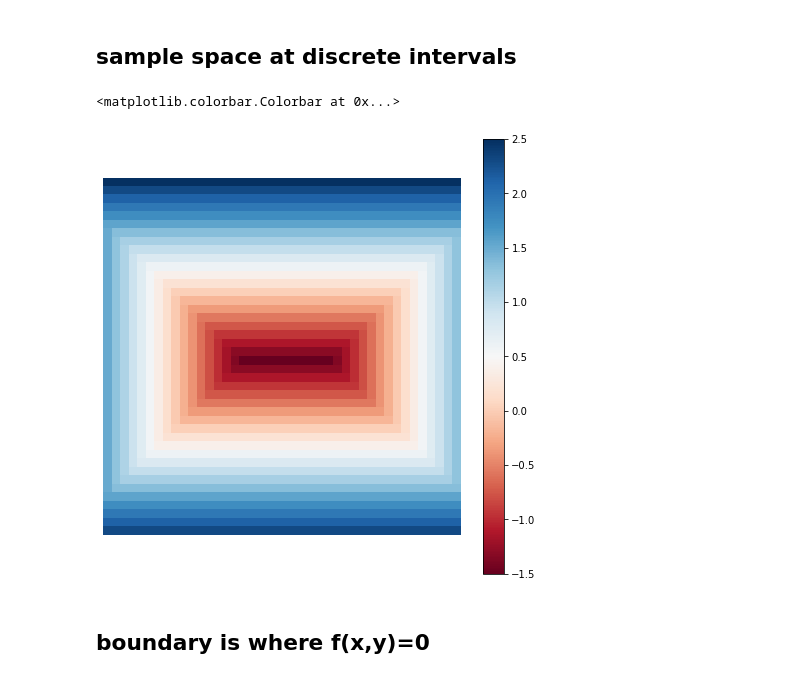
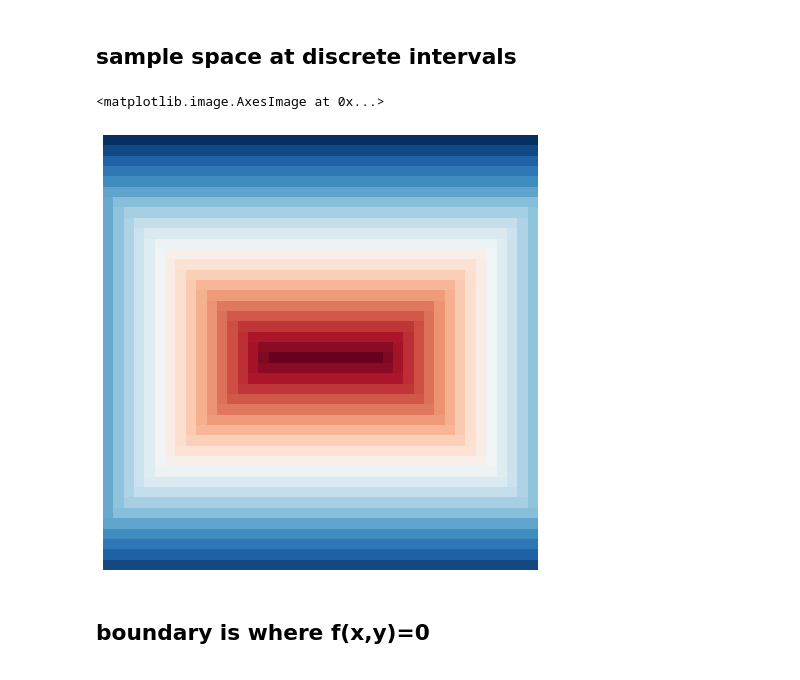
Before and after one commit to compas-teaching/ITA19, a Jupyter notebook: modules/module8/volmod.ipynb, the cells around one changed output. Drawn from its saved outputs; the diff is of its cells as text; code cells hidden in the pictures.

```diff
--- a/modules/module8/volmod.ipynb
+++ b/modules/module8/volmod.ipynb
@@ -72,11 +73,10 @@ for x in range(42):
 # %%
 plt.figure(figsize=(8,8))
 plt.axis('off')
 plt.imshow(mr, cmap='RdBu')
-plt.colorbar()
 # %% [output]
-<matplotlib.colorbar.Colorbar at 0x...>
+<matplotlib.image.AxesImage at 0x...>
-[figure, old version]
+[figure, new version]
 # %% [markdown]
 ## boundary is where f(x,y)=0
 # %%
```
Also changed, not shown: parts of 11 cells of this notebook.
